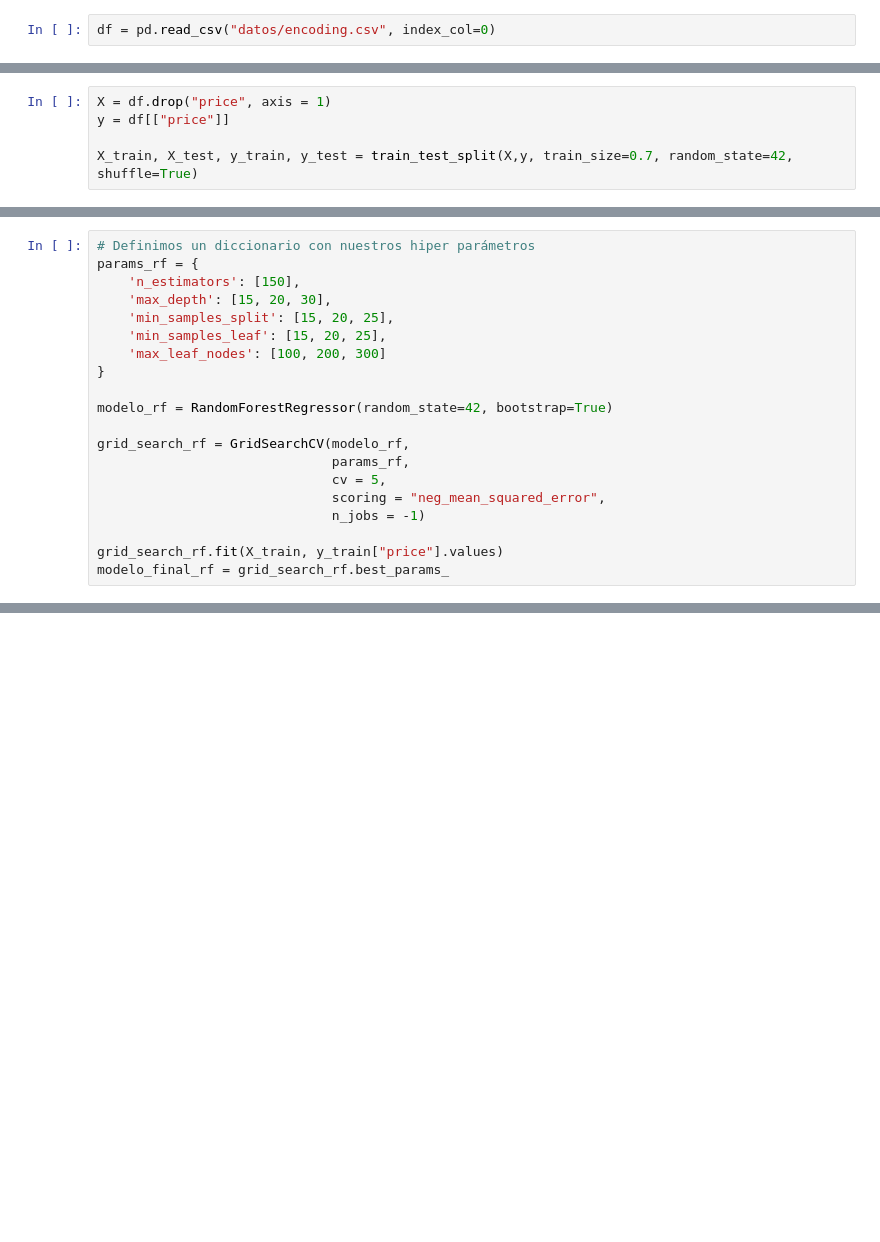
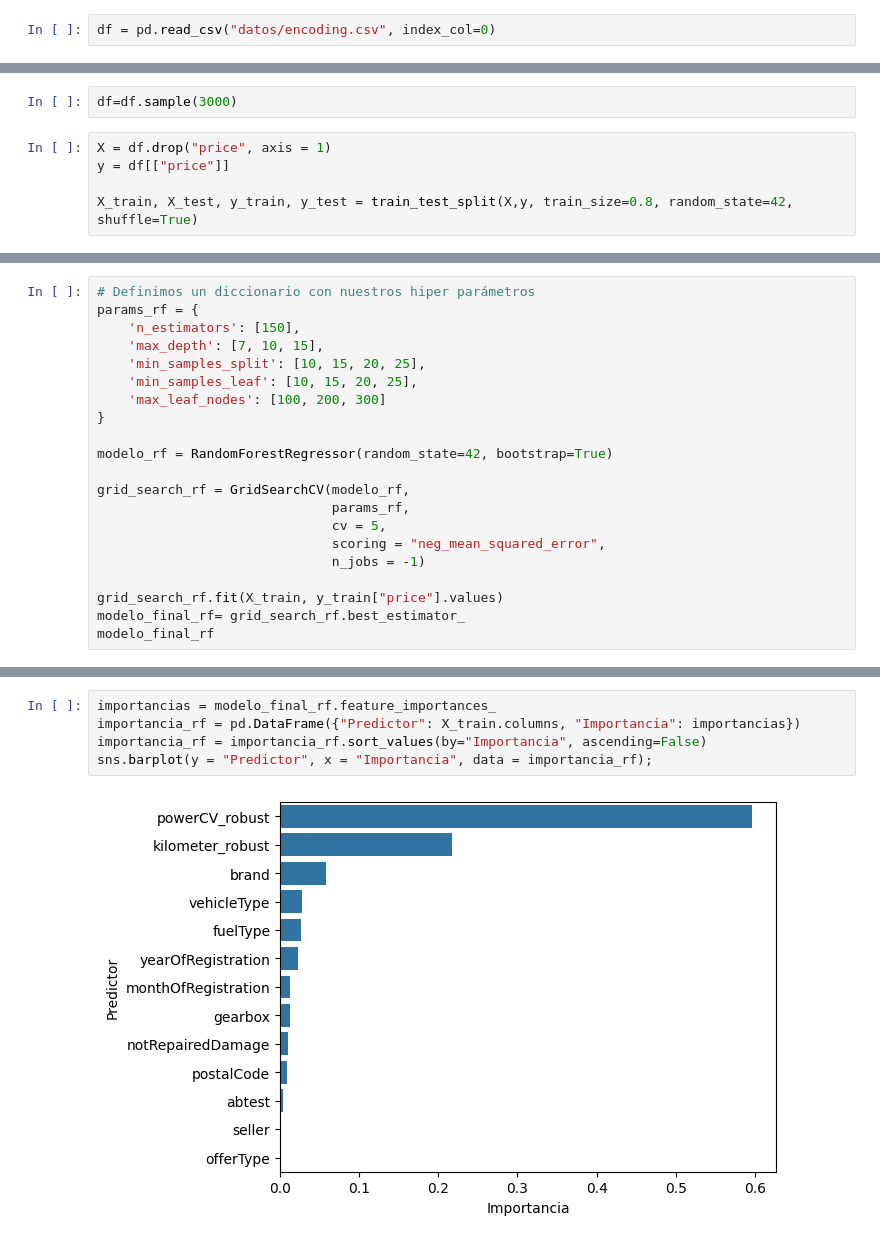
Before and after one commit to Rcm89/laboratorio-modulo7-leccion01-eda-nulos, a Jupyter notebook: laboratorio-modulo8-lecion03-ensamble.ipynb, the cells around one changed output, grey strips where cells are left out. Drawn from its saved outputs; the diff is of its cells as text; blank space fills up the shorter version.

```diff
--- a/laboratorio-modulo8-lecion03-ensamble.ipynb
+++ b/laboratorio-modulo8-lecion03-ensamble.ipynb
@@ -39,5 +45,7 @@ df = pd.read_csv("datos/encoding.csv", index_col=0)
+# %%
+df=df.sample(3000)
 # %%
 X = df.drop("price", axis = 1)
 y = df[["price"]]
 
-X_train, X_test, y_train, y_test = train_test_split(X,y, train_size=0.7, random_state=42, shuffle=True)
+X_train, X_test, y_train, y_test = train_test_split(X,y, train_size=0.8, random_state=42, shuffle=True)
@@ -45,9 +55,9 @@ X_train, X_test, y_train, y_test = train_test_split(X,y, train_size=0.7, random_
 # Definimos un diccionario con nuestros hiper parámetros
 params_rf = {
     'n_estimators': [150],
-    'max_depth': [15, 20, 30],
-    'min_samples_split': [15, 20, 25],
-    'min_samples_leaf': [15, 20, 25],
+    'max_depth': [7, 10, 15],
+    'min_samples_split': [10, 15, 20, 25],
+    'min_samples_leaf': [10, 15, 20, 25],
     'max_leaf_nodes': [100, 200, 300]
 }
 
@@ -60,5 +70,6 @@ grid_search_rf = GridSearchCV(modelo_rf,
                               n_jobs = -1)
 
 grid_search_rf.fit(X_train, y_train["price"].values)
-modelo_final_rf = grid_search_rf.best_params_
+modelo_final_rf= grid_search_rf.best_estimator_
+modelo_final_rf
 # %% [output]
@@ -65,0 +88,7 @@ KeyboardInterrupt:
+# %%
+importancias = modelo_final_rf.feature_importances_
+importancia_rf = pd.DataFrame({"Predictor": X_train.columns, "Importancia": importancias})
+importancia_rf = importancia_rf.sort_values(by="Importancia", ascending=False)
+sns.barplot(y = "Predictor", x = "Importancia", data = importancia_rf);
+# %% [output]
+[figure, added]
```
Also changed, not shown: parts of 19 cells of this notebook, 9 other files.
